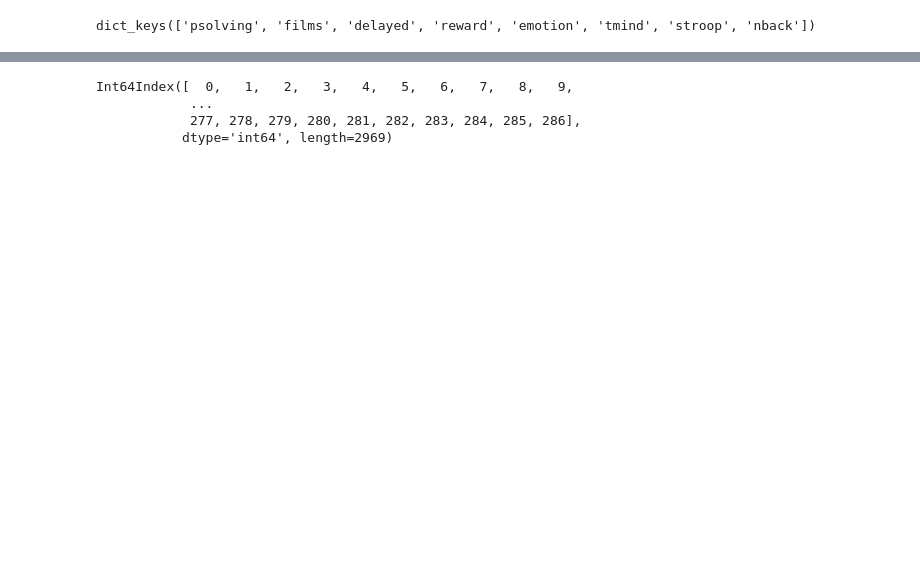
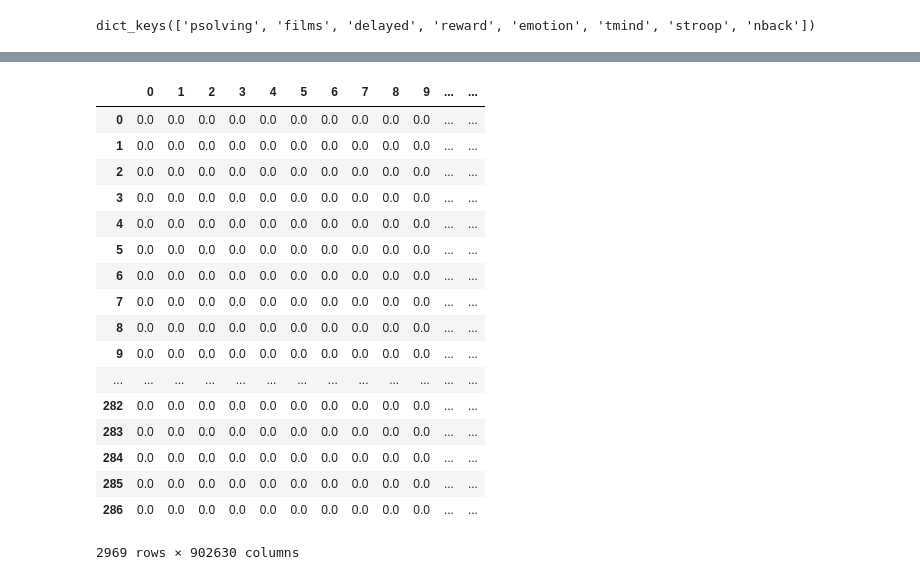
Before and after one commit to yanesja/metaclass, a Jupyter notebook: MetaClass.ipynb, the cells around one changed output, grey strips where cells are left out. Cells and saved outputs as stored; diff of their text form; code cells hidden in the pictures; blank space fills up the shorter version.

Commit message:
refactor dataframe creation, add gitignore

```diff
--- a/MetaClass.ipynb
+++ b/MetaClass.ipynb
@@ -14,10 +14,9 @@ from nimare.meta.cbma.kernel import ALEKernel
 # Select directories and files structure.
 input_prefix = str(today)
 output_prefix = str(today)
-in_dir = '/Users/julioyanes/Dropbox/pain-meta/hack/constructs'
-out_dir = '/Users/julioyanes/Dropbox/pain-meta/hack/out_dir'
-template = '/Users/julioyanes/Dropbox/_Yanes/Publications/_MANUSCRIPT_Yanes_Pain_Clustering/Analyses/colin_MNI_2x2x2.nii'
-paths = glob.glob("/Users/julioyanes/Dropbox/pain-meta/hack/constructs/*.txt")
+in_dir = 'constructs'
+out_dir = 'out'
+paths = glob.glob("constructs/*.txt")
 print('constructs to model = {0}'.format(len(paths)))
 # %% [output]
 constructs to model = 8
@@ -74,8 +68,27 @@ all_data = pd.concat([dataframes[0], dataframes[1],
+# %%
+all_data = pd.concat([dataframes[0], dataframes[1]])
+
+for i in np.arange(2,len(dataframes.keys())):
+    all_data = pd.concat([all_data, dataframes[i]])
 # %%
-all_data.index
+all_data
 # %% [output]
+|  | 0 | 1 | 2 | 3 | 4 | 5 | 6 | 7 | 8 | 9 | ... | ... |
+| 0 | 0.0 | 0.0 | 0.0 | 0.0 | 0.0 | 0.0 | 0.0 | 0.0 | 0.0 | 0.0 | ... | ... |
+| 1 | 0.0 | 0.0 | 0.0 | 0.0 | 0.0 | 0.0 | 0.0 | 0.0 | 0.0 | 0.0 | ... | ... |
+| 2 | 0.0 | 0.0 | 0.0 | 0.0 | 0.0 | 0.0 | 0.0 | 0.0 | 0.0 | 0.0 | ... | ... |
+| 3 | 0.0 | 0.0 | 0.0 | 0.0 | 0.0 | 0.0 | 0.0 | 0.0 | 0.0 | 0.0 | ... | ... |
+| 4 | 0.0 | 0.0 | 0.0 | 0.0 | 0.0 | 0.0 | 0.0 | 0.0 | 0.0 | 0.0 | ... | ... |
+| 5 | 0.0 | 0.0 | 0.0 | 0.0 | 0.0 | 0.0 | 0.0 | 0.0 | 0.0 | 0.0 | ... | ... |
+| 6 | 0.0 | 0.0 | 0.0 | 0.0 | 0.0 | 0.0 | 0.0 | 0.0 | 0.0 | 0.0 | ... | ... |
+| 7 | 0.0 | 0.0 | 0.0 | 0.0 | 0.0 | 0.0 | 0.0 | 0.0 | 0.0 | 0.0 | ... | ... |
+| 8 | 0.0 | 0.0 | 0.0 | 0.0 | 0.0 | 0.0 | 0.0 | 0.0 | 0.0 | 0.0 | ... | ... |
+| 9 | 0.0 | 0.0 | 0.0 | 0.0 | 0.0 | 0.0 | 0.0 | 0.0 | 0.0 | 0.0 | ... | ... |
+| ... | ... | ... | ... | ... | ... | ... | ... | ... | ... | ... | ... | ... |
+| 282 | 0.0 | 0.0 | 0.0 | 0.0 | 0.0 | 0.0 | 0.0 | 0.0 | 0.0 | 0.0 | ... | ... |
+| 283 | 0.0 | 0.0 | 0.0 | 0.0 | 0.0 | 0.0 | 0.0 | 0.0 | 0.0 | 0.0 | ... | ... |
+| 284 | 0.0 | 0.0 | 0.0 | 0.0 | 0.0 | 0.0 | 0.0 | 0.0 | 0.0 | 0.0 | ... | ... |
+| 285 | 0.0 | 0.0 | 0.0 | 0.0 | 0.0 | 0.0 | 0.0 | 0.0 | 0.0 | 0.0 | ... | ... |
+| 286 | 0.0 | 0.0 | 0.0 | 0.0 | 0.0 | 0.0 | 0.0 | 0.0 | 0.0 | 0.0 | ... | ... |
-Int64Index([  0,   1,   2,   3,   4,   5,   6,   7,   8,   9,
-            ...
-            277, 278, 279, 280, 281, 282, 283, 284, 285, 286],
-           dtype='int64', length=2969)
+2969 rows × 902630 columns
 # %%
```
Also changed, not shown: parts of 4 cells of this notebook, 1 other file.
